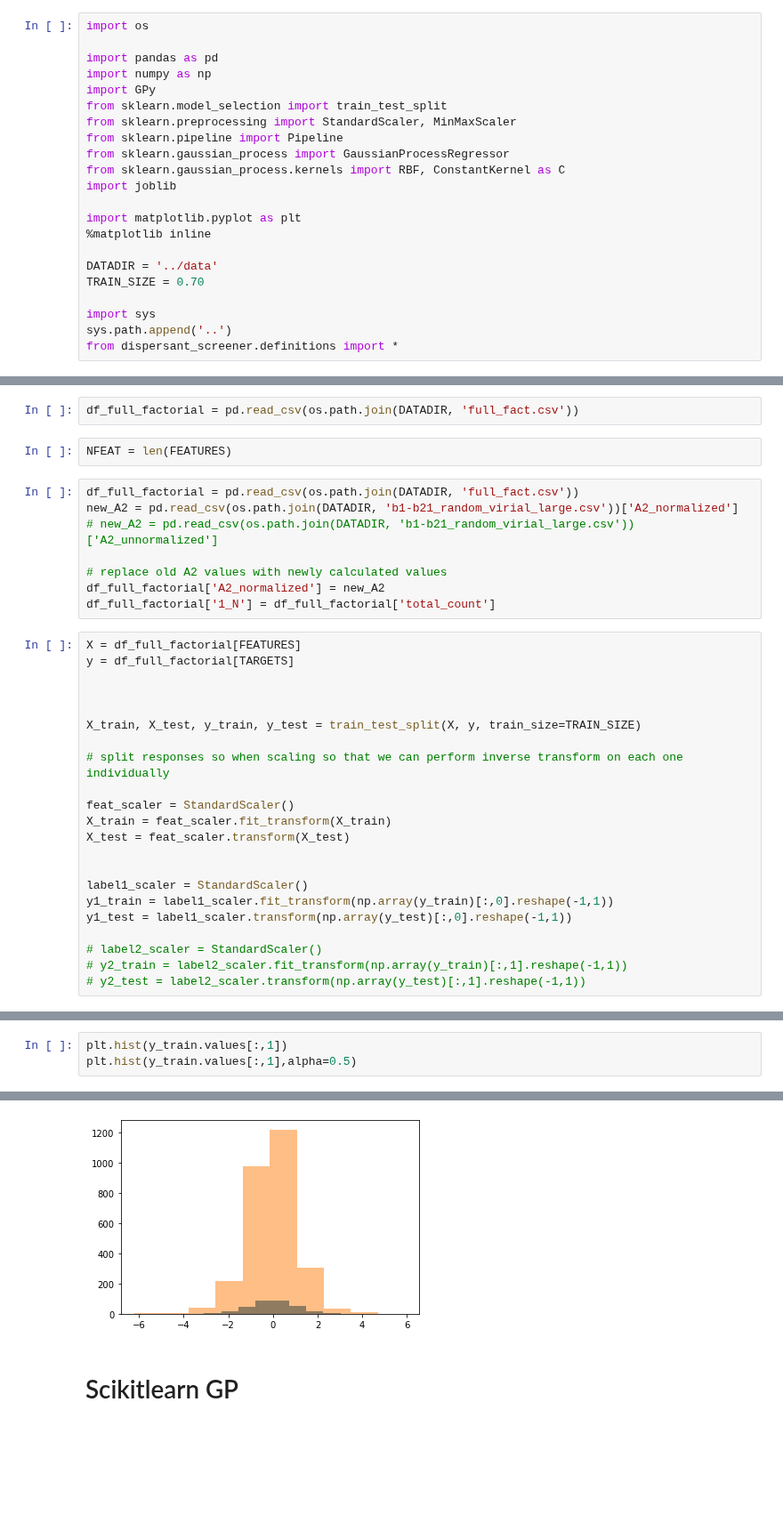
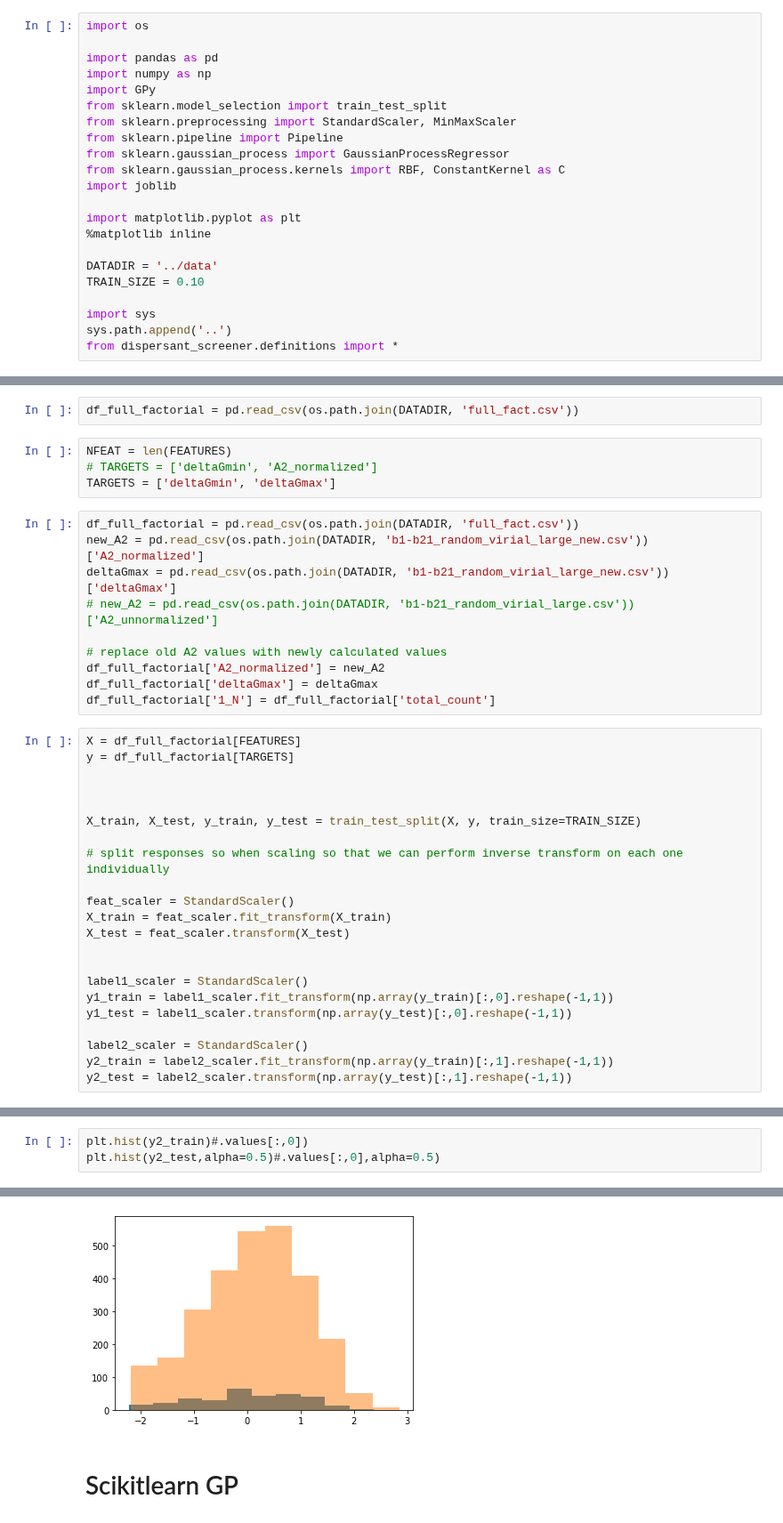
Before and after one commit to byooooo/dispersant_screening_PAL, a Jupyter notebook: notebooks/gp.ipynb, the cells around one changed output, grey strips where cells are left out. Shown at 89% size. Saved outputs shown, nothing was run; the diff lists cells and outputs as text; blank space fills up the shorter version.

```diff
--- a/notebooks/gp.ipynb
+++ b/notebooks/gp.ipynb
@@ -22,7 +22,7 @@ import matplotlib.pyplot as plt
 %matplotlib inline
 
 DATADIR = '../data'
-TRAIN_SIZE = 0.70
+TRAIN_SIZE = 0.10
 
 import sys
 sys.path.append('..')
@@ -35,13 +35,17 @@ from dispersant_screener.definitions import *
 df_full_factorial = pd.read_csv(os.path.join(DATADIR, 'full_fact.csv'))
 # %%
 NFEAT = len(FEATURES)
+# TARGETS = ['deltaGmin', 'A2_normalized']
+TARGETS = ['deltaGmin', 'deltaGmax']
 # %%
 df_full_factorial = pd.read_csv(os.path.join(DATADIR, 'full_fact.csv'))
-new_A2 = pd.read_csv(os.path.join(DATADIR, 'b1-b21_random_virial_large.csv'))['A2_normalized']
+new_A2 = pd.read_csv(os.path.join(DATADIR, 'b1-b21_random_virial_large_new.csv'))['A2_normalized']
+deltaGmax = pd.read_csv(os.path.join(DATADIR, 'b1-b21_random_virial_large_new.csv'))['deltaGmax']
 # new_A2 = pd.read_csv(os.path.join(DATADIR, 'b1-b21_random_virial_large.csv'))['A2_unnormalized']
 
 # replace old A2 values with newly calculated values
 df_full_factorial['A2_normalized'] = new_A2
+df_full_factorial['deltaGmax'] = deltaGmax
 df_full_factorial['1_N'] = df_full_factorial['total_count']
 # %%
 X = df_full_factorial[FEATURES]
@@ -62,7 +66,7 @@ label1_scaler = StandardScaler()
 y1_train = label1_scaler.fit_transform(np.array(y_train)[:,0].reshape(-1,1))
 y1_test = label1_scaler.transform(np.array(y_test)[:,0].reshape(-1,1))
 
-# label2_scaler = StandardScaler()
-# y2_train = label2_scaler.fit_transform(np.array(y_train)[:,1].reshape(-1,1))
-# y2_test = label2_scaler.transform(np.array(y_test)[:,1].reshape(-1,1))
+label2_scaler = StandardScaler()
+y2_train = label2_scaler.fit_transform(np.array(y_train)[:,1].reshape(-1,1))
+y2_test = label2_scaler.transform(np.array(y_test)[:,1].reshape(-1,1))
 # %%
@@ -78,4 +82,4 @@ plt.hist(y_train.values[:,0],alpha=0.5)
 # %%
-plt.hist(y_train.values[:,1])
-plt.hist(y_train.values[:,1],alpha=0.5)
+plt.hist(y2_train)#.values[:,0])
+plt.hist(y2_test,alpha=0.5)#.values[:,0],alpha=0.5)
 # %% [output]
@@ -87,4 +91,4 @@ plt.hist(y_train.values[:,1],alpha=0.5)
-[figure, old version]
+[figure, new version]
 # %% [markdown]
 # Scikitlearn GP
 # %%
```
Also changed, not shown: parts of 8 cells of this notebook.
